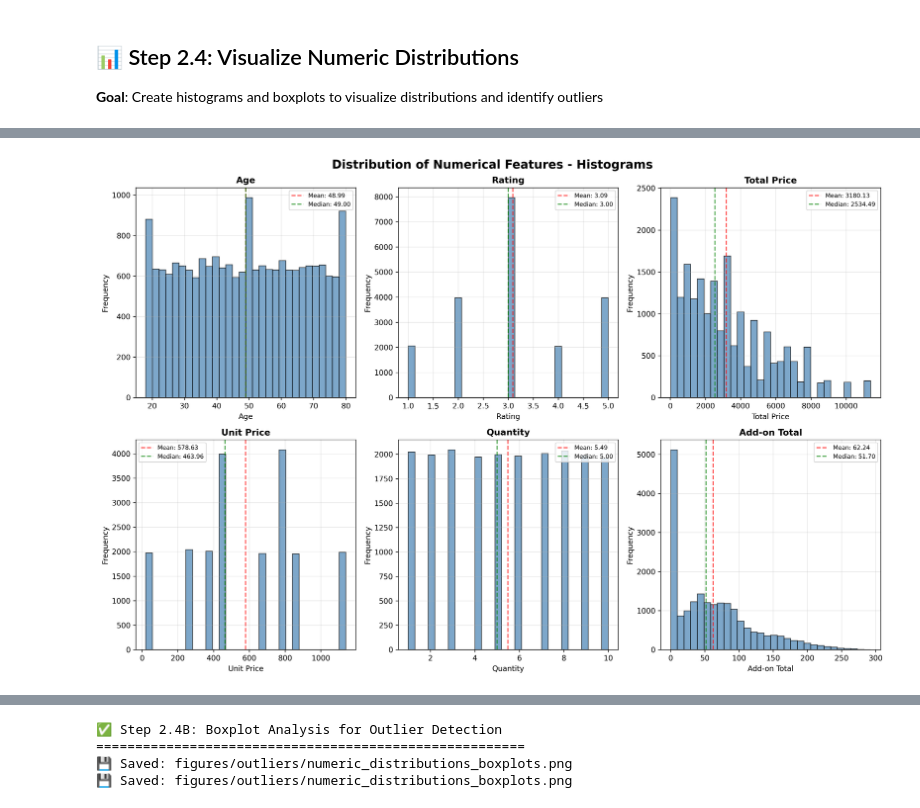
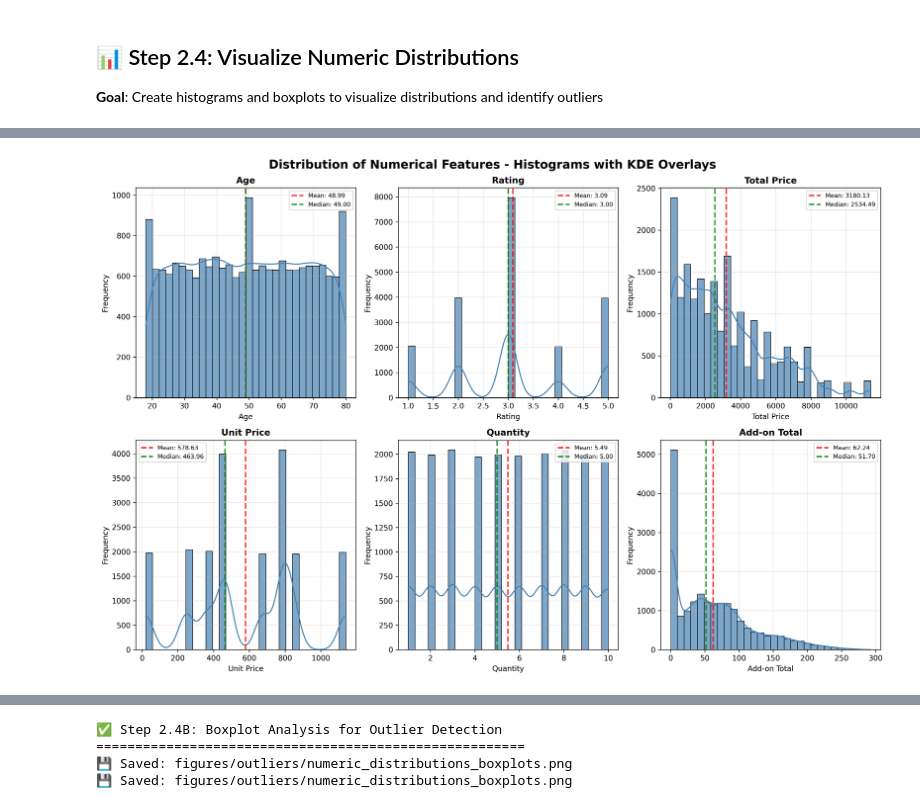
Before and after one commit to taurusn/DataMining, a Jupyter notebook: notebooks/expalortation/phase2_descriptive_statistics.ipynb, the cells around one changed output, grey strips where cells are left out. Cells and saved outputs as stored; diff of their text form; code cells hidden in the pictures.

```diff
--- a/notebooks/expalortation/phase2_descriptive_statistics.ipynb
+++ b/notebooks/expalortation/phase2_descriptive_statistics.ipynb
@@ -149,42 +149,42 @@ print("=" * 70)
 
 # Standard describe() - shows count, mean, std, min, quartiles, max
 print("📊 STANDARD DESCRIPTIVE STATISTICS:")
-basic_stats = df[numeric_cols].describe()
+# Exclude Customer ID from statistical analysis (it's an identifier, not a variable)
+analysis_cols = [col for col in numeric_cols if col != 'Customer ID']
+basic_stats = df[analysis_cols].describe()
 display(basic_stats)
 
 # Enhanced statistics with additional metrics
 print("\n📋 ENHANCED STATISTICAL SUMMARY:")
-enhanced_stats = df[numeric_cols].agg([
+enhanced_stats = df[analysis_cols].agg([
     'count', 'mean', 'median', 'std', 'min', 'max',
     'var',  # variance
     lambda x: x.quantile(0.25),  # Q1
     lambda x: x.quantile(0.75),  # Q3
     lambda x: x.max() - x.min(), # range
-    lambda x: x.std() / x.mean() if x.mean() != 0 else 0  # coefficient of variation
+    lambda x: (x.std() / x.mean() * 100) if x.mean() != 0 else 0  # coefficient of variation (%)
 ]).round(3)
 
 # Rename the lambda functions for clarity
 enhanced_stats.index = ['Count', 'Mean', 'Median', 'Std Dev', 'Min', 'Max',
-                       'Variance', 'Q1', 'Q3', 'Range', 'Coeff_Variation']
+                       'Variance', 'Q1', 'Q3', 'Range', 'CV (%)']
 
 display(enhanced_stats.T)
 
 # Key insights from basic statistics
 print("\n🔍 KEY STATISTICAL INSIGHTS:")
 
-for col in numeric_cols:
-    if col == 'Customer ID':  # Skip Customer ID for business insights
-        continue
+for col in analysis_cols:
 
     mean_val = df[col].mean()
     median_val = df[col].median()
     std_val = df[col].std()
-    cv = std_val / mean_val if mean_val != 0 else 0
+    cv = (std_val / mean_val * 100) if mean_val != 0 else 0
 
     print(f"\n   📊 {col}:")
     print(f"      • Average: {mean_val:.2f} | Median: {median_val:.2f}")
     print(f"      • Standard Deviation: {std_val:.2f}")
-    print(f"      • Coefficient of Variation: {cv:.2f} ({'High variability' if cv > 0.5 else 'Moderate variability' if cv > 0.2 else 'Low variability'})")
+    print(f"      • Coefficient of Variation: {cv:.1f}% ({'High variability' if cv > 50 else 'Moderate variability' if cv > 20 else 'Low variability'})")
 
     # Check for potential issues
     if mean_val > median_val * 1.2:
@@ -345,19 +344,19 @@ if not high_skew_cols and not moderate_skew_cols:
 ## 📊 Step 2.4: Visualize Numeric Distributions
 **Goal**: Create histograms and boxplots to visualize distributions and identify outliers
 # %%
-# Step 2.4A: Create histograms for all numeric features
-print("✅ Step 2.4A: Histogram Distributions")
-print("=" * 50)
+# Step 2.4A: Create enhanced histograms with KDE overlays for all numeric features
+print("✅ Step 2.4A: Enhanced Histogram Distributions with KDE")
+print("=" * 60)
 
 # Exclude Customer ID from visualization (it's just an identifier)
 viz_cols = [col for col in numeric_cols if col != 'Customer ID']
 
-# Create histograms
+# Create individual histograms with KDE overlays
 n_cols = 3
 n_rows = (len(viz_cols) + n_cols - 1) // n_cols  # Ceiling division
 
 fig, axes = plt.subplots(n_rows, n_cols, figsize=(15, 5 * n_rows))
-fig.suptitle('Distribution of Numerical Features - Histograms', fontsize=16, fontweight='bold')
+fig.suptitle('Distribution of Numerical Features - Histograms with KDE Overlays', fontsize=16, fontweight='bold')
 
 # Flatten axes array for easy iteration
 axes = axes.flatten() if n_rows > 1 else [axes] if n_rows == 1 else axes
@@ -365,8 +364,9 @@ axes = axes.flatten() if n_rows > 1 else [axes] if n_rows == 1 else axes
 for i, col in enumerate(viz_cols):
     ax = axes[i]
 
-    # Create histogram
-    ax.hist(df[col].dropna(), bins=30, alpha=0.7, color='steelblue', edgecolor='black')
+    # Create histogram with KDE overlay using seaborn
+    sns.histplot(data=df, x=col, kde=True, bins=30, alpha=0.7,
+                color='steelblue', edgecolor='black', ax=ax)
     ax.set_title(f'{col}', fontweight='bold')
     ax.set_xlabel(col)
     ax.set_ylabel('Frequency')
@@ -374,8 +374,10 @@ for i, col in enumerate(viz_cols):
     # Add statistics to plot
     mean_val = df[col].mean()
     median_val = df[col].median()
-    ax.axvline(mean_val, color='red', linestyle='--', alpha=0.7, label=f'Mean: {mean_val:.2f}')
-    ax.axvline(median_val, color='green', linestyle='--', alpha=0.7, label=f'Median: {median_val:.2f}')
+    ax.axvline(mean_val, color='red', linestyle='--', alpha=0.8, linewidth=2,
+               label=f'Mean: {mean_val:.2f}')
+    ax.axvline(median_val, color='green', linestyle='--', alpha=0.8, linewidth=2,
+               label=f'Median: {median_val:.2f}')
     ax.legend(fontsize=8)
     ax.grid(True, alpha=0.3)
 
@@ -384,8 +386,54 @@ for i in range(len(viz_cols), len(axes)):
     fig.delaxes(axes[i])
 
 plt.tight_layout()
-save_figure(fig, 'numeric_distributions_histograms', 'distributions')
+save_figure(fig, 'numeric_distributions_histograms_kde', 'distributions')
 plt.show()
 
-print(f"📊 Created histograms for {len(viz_cols)} numerical features")
+# Create comparative "Price Family" grouped visualization
+print("\n🔗 Price Family Comparative Analysis")
+print("-" * 40)
+
+price_family = ['Unit Price', 'Total Price', 'Add-on Total']
+available_price_cols = [col for col in price_family if col in df.columns]
+
+if len(available_price_cols) >= 2:
+    fig, axes = plt.subplots(1, len(available_price_cols), figsize=(5*len(available_price_cols), 5))
+    fig.suptitle('Price Family Distribution Comparison', fontsize=16, fontweight='bold')
+
+    if len(available_price_cols) == 1:
+        axes = [axes]
+
+    for i, col in enumerate(available_price_cols):
+        ax = axes[i]
+
+        # Enhanced histogram with KDE
+        sns.histplot(data=df, x=col, kde=True, bins=25, alpha=0.7,
+                    color=['steelblue', 'orange', 'green'][i],
+                    edgecolor='black', ax=ax)
+
+        # Statistics overlay
+        mean_val = df[col].mean()
+        median_val = df[col].median()
+        ax.axvline(mean_val, color='red', linestyle='--', alpha=0.8, linewidth=2)
+        ax.axvline(median_val, color='darkgreen', linestyle='--', alpha=0.8, linewidth=2)
+
+        # Annotations with statistics
+        ax.text(0.7, 0.9, f'Mean: ${mean_val:.2f}', transform=ax.transAxes,
+                bbox=dict(boxstyle='round', facecolor='white', alpha=0.8))
+        ax.text(0.7, 0.8, f'Median: ${median_val:.2f}', transform=ax.transAxes,
+                bbox=dict(boxstyle='round', facecolor='white', alpha=0.8))
+
+        ax.set_title(f'{col}', fontweight='bold')
+        ax.set_xlabel(f'{col} ($)')
+        ax.set_ylabel('Density' if 'kde' in str(ax.get_children()) else 'Frequency')
+        ax.grid(True, alpha=0.3)
+
+    plt.tight_layout()
+    save_figure(fig, 'price_family_comparative_distributions', 'distributions')
+    plt.show()
+
+    print(f"📊 Created comparative price family analysis for {len(available_price_cols)} price features")
+
+print(f"\n📊 Created enhanced histograms with KDE overlays for {len(viz_cols)} numerical features")
+print("💡 KDE overlays show smooth distribution shapes for better pattern recognition")
 # %% [output]
@@ -396 +444 @@ print(f"📊 Created histograms for {len(viz_cols)} numerical features")
-[figure, old version]
+[figure, new version]
```
Also changed, not shown: parts of 8 cells of this notebook, 10 other files.
